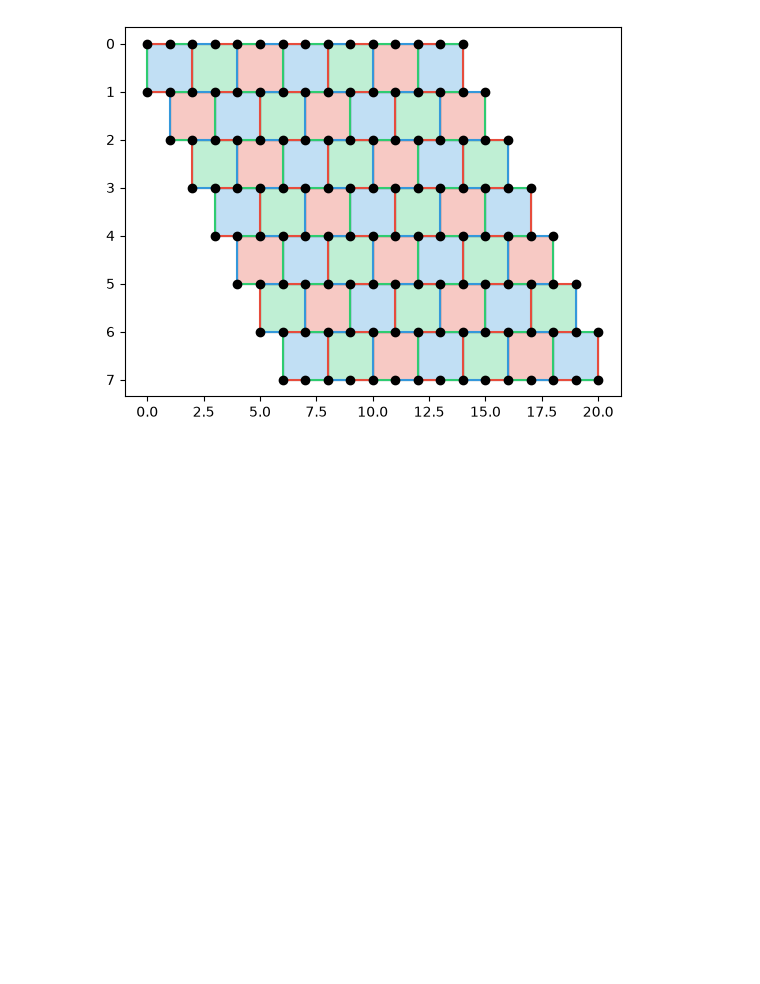
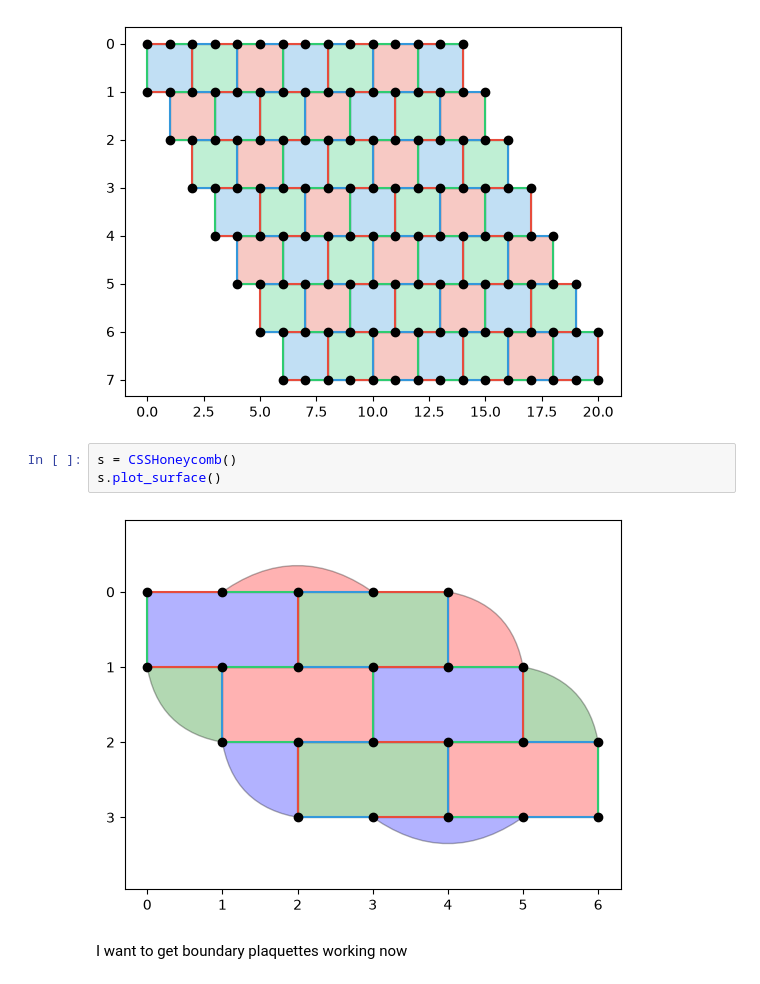
Before and after one commit to OliverRedhead/Floquet-Codes-Preparing-Magic-States, a Jupyter notebook: CSS_honeycomb/testing/diag_surface_testing.ipynb, the cells around one changed output. Saved outputs shown, nothing was run; the diff lists cells and outputs as text; blank space fills up the shorter version.

Commit message:
implementing boundary plaquettes

```diff
--- a/CSS_honeycomb/testing/diag_surface_testing.ipynb
+++ b/CSS_honeycomb/testing/diag_surface_testing.ipynb
@@ -234,3 +234,10 @@ plt.gca().yaxis.set_inverted(True)
 plt.show()
 # %% [output]
 [figure]
+# %%
+s = CSSHoneycomb()
+s.plot_surface()
+# %% [output]
+[figure, added]
+# %% [markdown]
+I want to get boundary plaquettes working now
```
Also changed, not shown: parts of 8 cells of this notebook, 4 other files.
